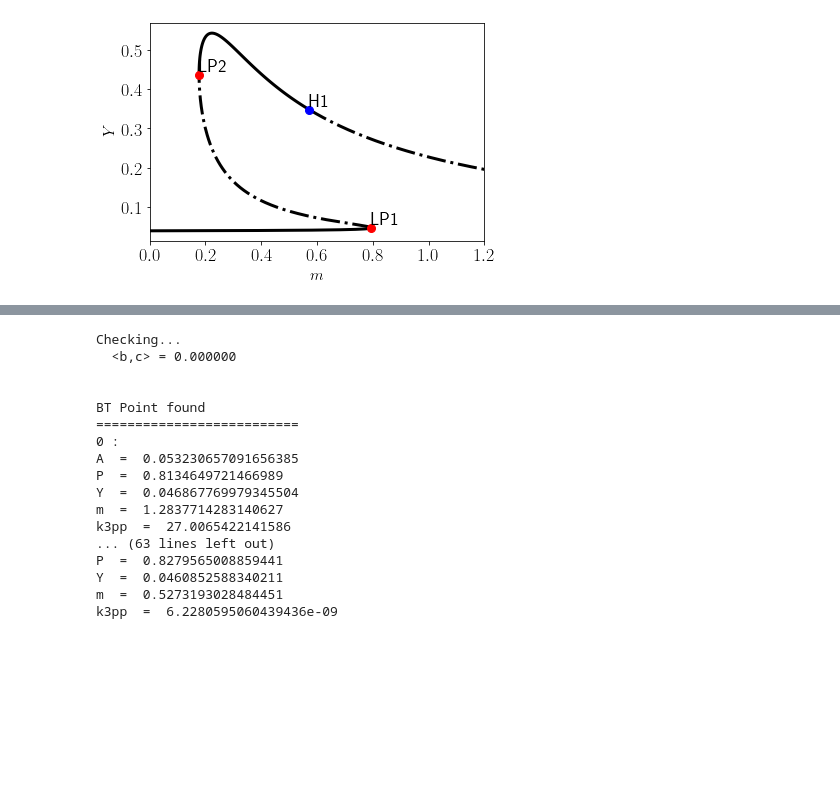
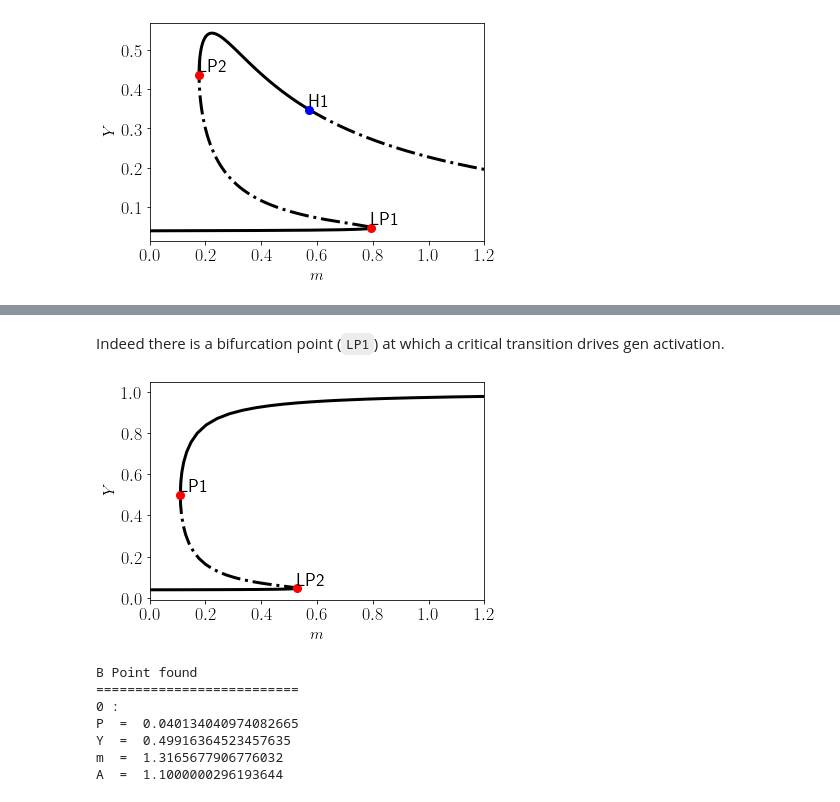
Before and after one commit to ccontrer/20-05SNBifurcationCarryover, a Jupyter notebook: Codes/Application Cell cycle.ipynb, the cells around one changed output, grey strips where cells are left out. Drawn from its saved outputs; the diff is of its cells as text; code cells hidden in the pictures; blank space fills up the shorter version.

```diff
--- a/Codes/Application Cell cycle.ipynb
+++ b/Codes/Application Cell cycle.ipynb
@@ -126,10 +261,24 @@ plt.show()
+# %% [markdown]
+Indeed there is a bifurcation point (`LP1`) at which a critical transition drives gen activation.
+# %%
+PC[name1].display(('m', 'Y'), stability=True, linewidth=3)
+PC.plot.fig1.toggleAll('off', bytype=['P','B'])
+PC.plot.fig1.axes1.axes.set_xlabel('$m$', fontsize=16)
+PC.plot.fig1.axes1.axes.set_xlim((0.0, 1.2))
+PC.plot.fig1.axes1.axes.set_ylabel('$Y$', fontsize=16)
+# PC.plot.fig1.axes1.axes.set_ylim((0.0, 2.6))
+PC.plot.fig1.axes1.axes.set_title('')
+plt.savefig(figdir + 'ApplicationCellCycleBifurcation.pdf', bbox_inches='tight')
+plt.show()
+# %% [output]
+[figure, added]
 # %%
 # Two-parameter bifurcation
 namefold1 = 'F01'
 PCargs = dst.args(name=namefold1)
 PCargs.type = 'LP-C'
 PCargs.initpoint = 'EQ1:LP1'
-PCargs.freepars = ['m', 'k3pp']
+PCargs.freepars = ['m', 'A']
 PCargs.StepSize = 1e-2
 PCargs.MaxNumPoints = 2000
 PCargs.MaxStepSize = 5e-2
@@ -141,23 +290,13 @@ PCargs.StopAtPoints = ['B']
 PCargs.verbosity = 2
 PC.newCurve(PCargs)
 PC.curves[namefold1].forward()
-PC.curves[namefold1].backward()
+# PC.curves[namefold1].backward()
 # %% [output]
-Checking...
-  <b,c> = 0.000000
-
-
-BT Point found
+B Point found
 ==========================
 0 :
-A  =  0.053230657091656385
-P  =  0.8134649721466989
-Y  =  0.046867769979345504
-m  =  1.2837714283140627
-k3pp  =  27.0065422141586
-... (63 lines left out)
-P  =  0.8279565008859441
-Y  =  0.0460852588340211
-m  =  0.5273193028484451
-k3pp  =  6.2280595060439436e-09
+P  =  0.040134040974082665
+Y  =  0.49916364523457635
+m  =  1.3165677906776032
+A  =  1.1000000296193644
 # %%
```
Also changed, not shown: parts of 19 cells of this notebook, 9 other files.
